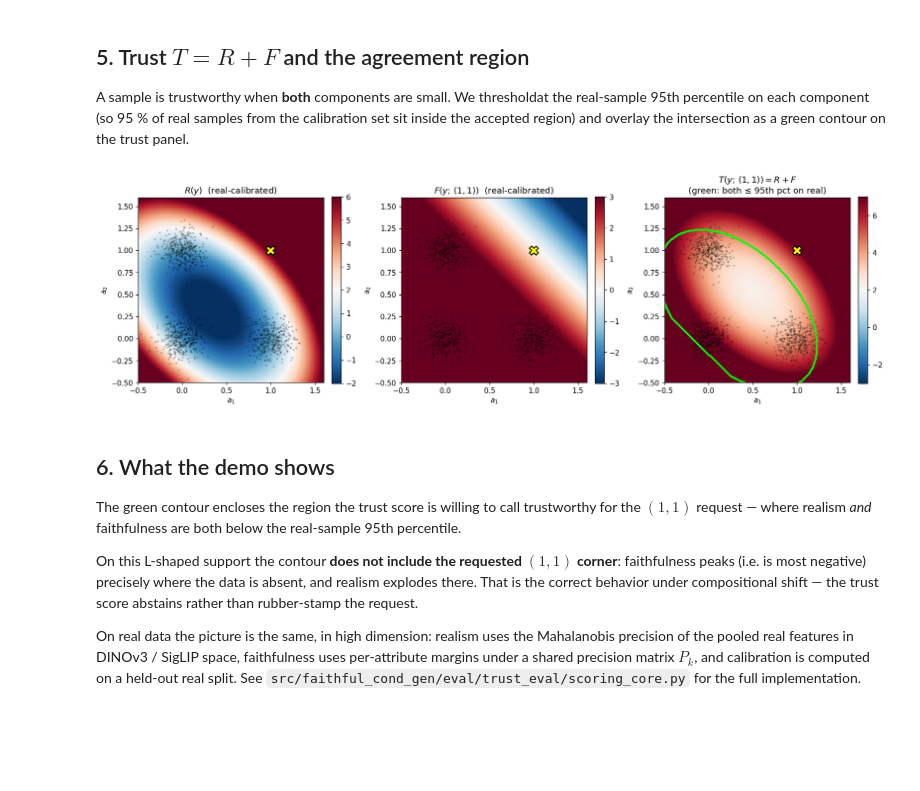
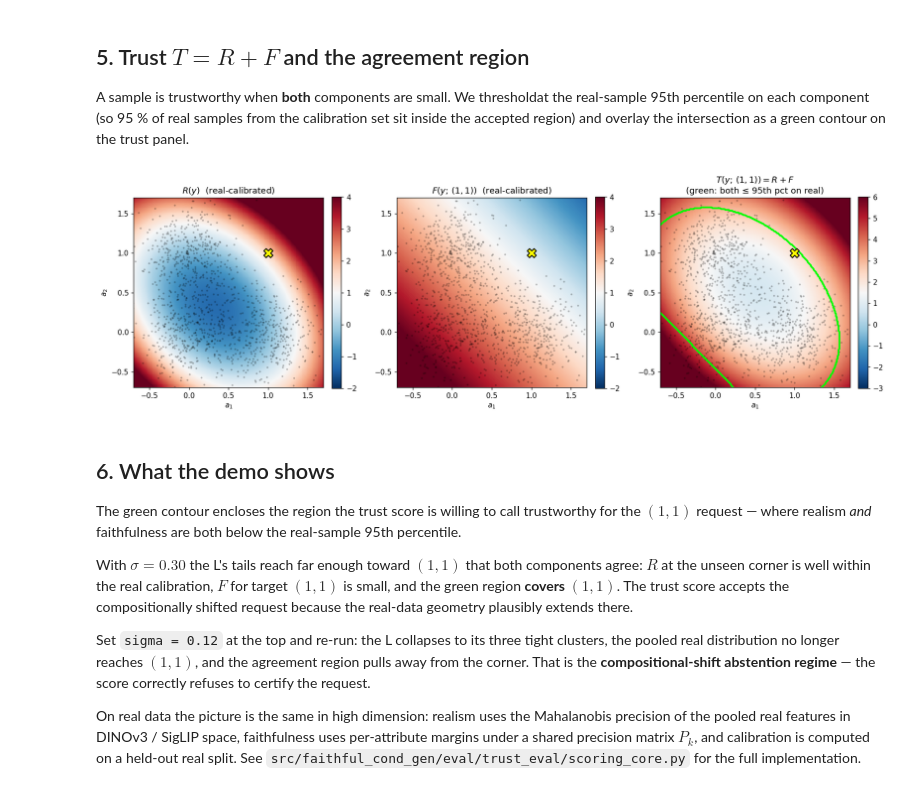
Before and after one commit to berkerdemirel/faithful-cond-gen, a Jupyter notebook: demo/trust_score_l_shape.ipynb, the cells around one changed output. Drawn from its saved outputs; the diff is of its cells as text; code cells hidden in the pictures; blank space fills up the shorter version.

```diff
--- a/demo/trust_score_l_shape.ipynb
+++ b/demo/trust_score_l_shape.ipynb
@@ -31,7 +33,7 @@ means = {
     (0, 1): np.array([0.0, 1.0]),
     (1, 0): np.array([1.0, 0.0]),
 }
-sigma = 0.12  # tight clusters so the L is clearly visible
+sigma = 0.30  # try 0.12 for the 'abstain' regime; 0.30 brings (1,1) into agreement
 n_per = 400
 
 X_by_cond = {
@@ -55,10 +57,10 @@ ax.scatter(*TARGET, marker='X', s=180, color='red', edgecolor='black',
            linewidth=1.4, zorder=5, label='requested (1,1)')
 ax.set_xlabel(r'attribute $a_1$')
 ax.set_ylabel(r'attribute $a_2$')
-ax.set_xlim(-0.5, 1.6); ax.set_ylim(-0.5, 1.6)
+ax.set_xlim(-0.7, 1.7); ax.set_ylim(-0.7, 1.7)
 ax.set_aspect('equal')
 ax.grid(alpha=0.3)
 ax.legend(loc='upper right', frameon=True)
-ax.set_title('Seen conditions form an L; (1,1) is unseen')
+ax.set_title(f'Seen conditions form an L (sigma={sigma}); (1,1) is unseen')
 plt.show()
 # %% [output]
@@ -80,8 +82,8 @@ def mahal_sq(points, mu, prec):
 
 # Energy grid
 grid_n = 240
-x_g = np.linspace(-0.6, 1.7, grid_n)
-y_g = np.linspace(-0.6, 1.7, grid_n)
+x_g = np.linspace(-0.8, 1.8, grid_n)
+y_g = np.linspace(-0.8, 1.8, grid_n)
 XX, YY = np.meshgrid(x_g, y_g)
 grid_pts = np.stack([XX.ravel(), YY.ravel()], axis=1)
 
@@ -180,15 +182,15 @@ Both panels use the same orientation: **blue = small value (good), red = large v
 fig, axes = plt.subplots(1, 2, figsize=(10.5, 4.8))
 
 for ax, field, title, vmin, vmax in [
-    (axes[0], R, r'$R(y)$  — larger = less real', -2, 6),
-    (axes[1], F, r'$F(y;\,(1,1))$  — larger = less faithful', -3, 3),
+    (axes[0], R, r'$R(y)$  — larger = less real', -2, 4),
+    (axes[1], F, r'$F(y;\,(1,1))$  — larger = less faithful', -2, 4),
 ]:
     im = ax.pcolormesh(XX, YY, field, cmap='RdBu_r', shading='auto',
                        norm=Normalize(vmin=vmin, vmax=vmax))
     ax.scatter(X[:, 0], X[:, 1], s=3, color='black', alpha=0.25)
     ax.scatter(*TARGET, marker='X', s=160, color='yellow',
                edgecolor='black', linewidth=1.4, zorder=5)
-    ax.set_xlim(-0.5, 1.6); ax.set_ylim(-0.5, 1.6)
+    ax.set_xlim(-0.7, 1.7); ax.set_ylim(-0.7, 1.7)
     ax.set_aspect('equal')
     ax.set_xlabel(r'$a_1$'); ax.set_ylabel(r'$a_2$')
     ax.set_title(title)
@@ -208,43 +210,45 @@ T = R + F
 
 R_thresh = np.percentile(R_real, 95)
 F_thresh = np.percentile(F_real, 95)
 accept = (R <= R_thresh) & (F <= F_thresh)
 
 fig, axes = plt.subplots(1, 3, figsize=(15.5, 4.8))
 
 im0 = axes[0].pcolormesh(XX, YY, R, cmap='RdBu_r', shading='auto',
-                          norm=Normalize(vmin=-2, vmax=6))
+                          norm=Normalize(vmin=-2, vmax=4))
 axes[0].set_title(r'$R(y)$  (real-calibrated)')
 fig.colorbar(im0, ax=axes[0], fraction=0.046, pad=0.04)
 
 im1 = axes[1].pcolormesh(XX, YY, F, cmap='RdBu_r', shading='auto',
-                          norm=Normalize(vmin=-3, vmax=3))
+                          norm=Normalize(vmin=-2, vmax=4))
 axes[1].set_title(r'$F(y;\,(1,1))$  (real-calibrated)')
 fig.colorbar(im1, ax=axes[1], fraction=0.046, pad=0.04)
 
 im2 = axes[2].pcolormesh(XX, YY, T, cmap='RdBu_r', shading='auto',
-                          norm=Normalize(vmin=-3, vmax=7))
+                          norm=Normalize(vmin=-3, vmax=6))
 axes[2].contour(XX, YY, accept.astype(float), levels=[0.5],
                 colors='lime', linewidths=2.5)
 axes[2].set_title(r'$T(y;\,(1,1)) = R + F$' + '\n(green: both ≤ 95th pct on real)')
 fig.colorbar(im2, ax=axes[2], fraction=0.046, pad=0.04)
 
 for ax in axes:
     ax.scatter(X[:, 0], X[:, 1], s=3, color='black', alpha=0.18)
     ax.scatter(*TARGET, marker='X', s=160, color='yellow',
                edgecolor='black', linewidth=1.4, zorder=5)
-    ax.set_xlim(-0.5, 1.6); ax.set_ylim(-0.5, 1.6)
+    ax.set_xlim(-0.7, 1.7); ax.set_ylim(-0.7, 1.7)
     ax.set_aspect('equal')
     ax.set_xlabel(r'$a_1$'); ax.set_ylabel(r'$a_2$')
 plt.tight_layout()
 plt.show()
 # %% [output]
-[figure, old version]
+[figure, new version]
 # %% [markdown]
 ## 6. What the demo shows
 
 The green contour encloses the region the trust score is willing to call trustworthy for the $(1,1)$ request — where realism *and* faithfulness are both below the real-sample 95th percentile.
 
-On this L-shaped support the contour **does not include the requested $(1,1)$ corner**: faithfulness peaks (i.e. is most negative) precisely where the data is absent, and realism explodes there. That is the correct behavior under compositional shift — the trust score abstains rather than rubber-stamp the request.
+With $\sigma = 0.30$ the L's tails reach far enough toward $(1,1)$ that both components agree: $R$ at the unseen corner is well within the real calibration, $F$ for target $(1,1)$ is small, and the green region **covers $(1,1)$**. The trust score accepts the compositionally shifted request because the real-data geometry plausibly extends there.
 
-On real data the picture is the same, in high dimension: realism uses the Mahalanobis precision of the pooled real features in DINOv3 / SigLIP space, faithfulness uses per-attribute margins under a shared precision matrix $P_k$, and calibration is computed on a held-out real split. See `src/faithful_cond_gen/eval/trust_eval/scoring_core.py` for the full implementation.
+Set `sigma = 0.12` at the top and re-run: the L collapses to its three tight clusters, the pooled real distribution no longer reaches $(1,1)$, and the agreement region pulls away from the corner. That is the **compositional-shift abstention regime** — the score correctly refuses to certify the request.
+
+On real data the picture is the same in high dimension: realism uses the Mahalanobis precision of the pooled real features in DINOv3 / SigLIP space, faithfulness uses per-attribute margins under a shared precision matrix $P_k$, and calibration is computed on a held-out real split. See `src/faithful_cond_gen/eval/trust_eval/scoring_core.py` for the full implementation.
```
Also changed, not shown: parts of 3 cells of this notebook, 1 other file.
